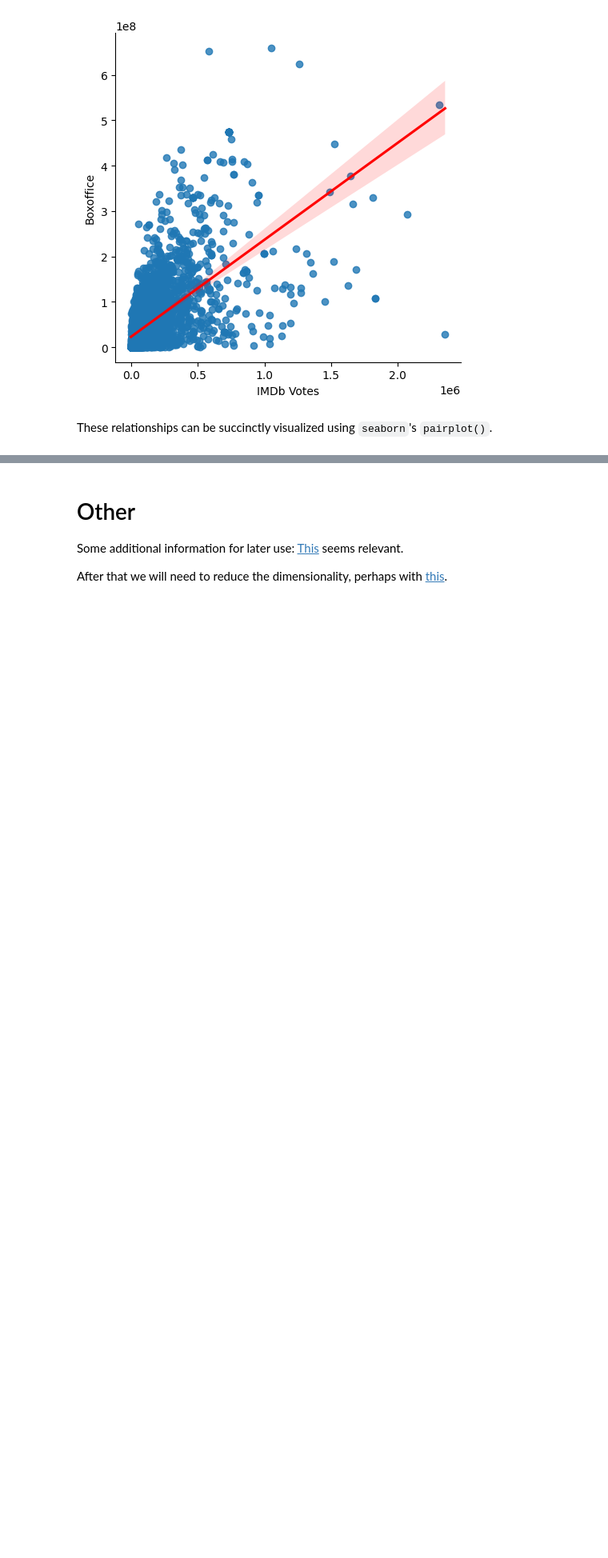
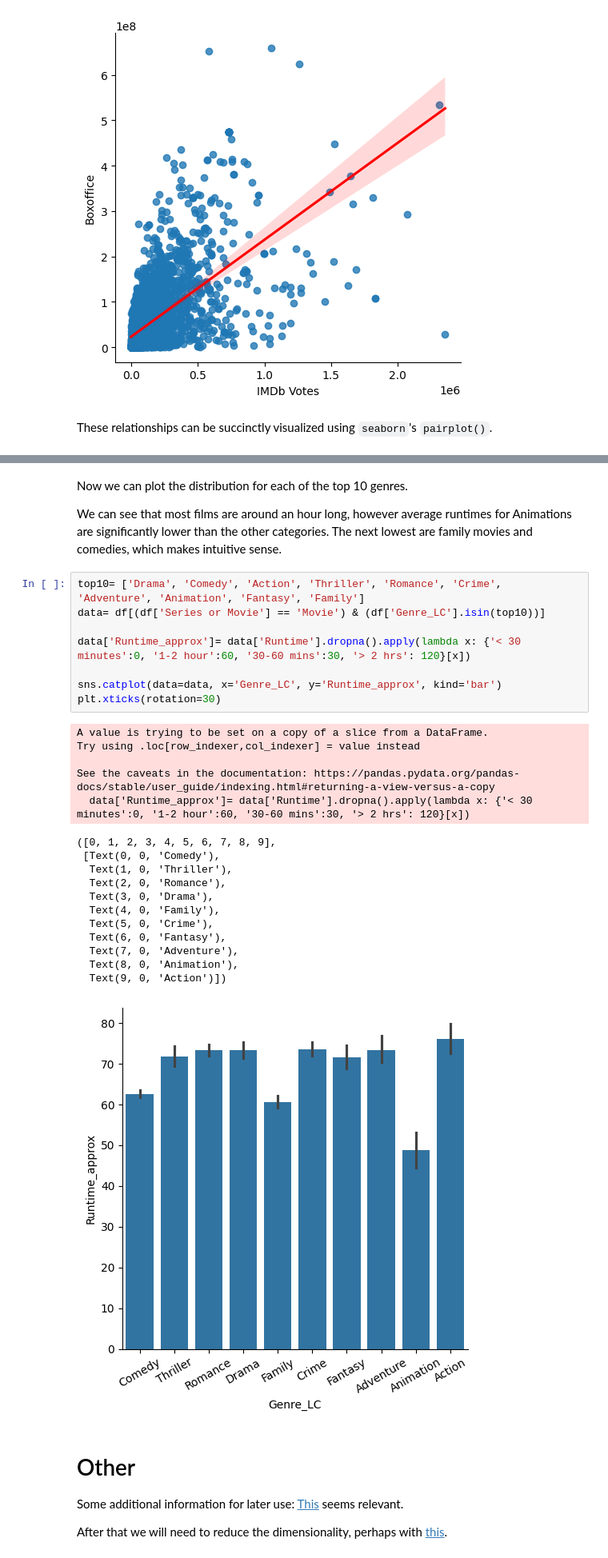
Before and after one commit to jrippeon/cmsc320project, a Jupyter notebook: initial_exploration.ipynb, the cells around one changed output, grey strips where cells are left out. Shown at 80% size. Saved outputs shown, nothing was run; the diff lists cells and outputs as text; blank space fills up the shorter version.

Commit message:
Runtime and final formatting

```diff
--- a/initial_exploration.ipynb
+++ b/initial_exploration.ipynb
@@ -316,3 +350,34 @@ sns.pairplot(rating_vs_money[['Boxoffice', 'IMDb Score', 'IMDb Votes', 'Metacrit
+# %% [markdown]
+Now we can plot the distribution for each of the top 10 genres.
+
+We can see that most films are around an hour long, however average runtimes for Animations are significantly lower than the other categories.
+The next lowest are family movies and comedies, which makes intuitive sense.
+# %%
+top10= ['Drama', 'Comedy', 'Action', 'Thriller', 'Romance', 'Crime', 'Adventure', 'Animation', 'Fantasy', 'Family']
+data= df[(df['Series or Movie'] == 'Movie') & (df['Genre_LC'].isin(top10))]
+
+data['Runtime_approx']= data['Runtime'].dropna().apply(lambda x: {'< 30 minutes':0, '1-2 hour':60, '30-60 mins':30, '> 2 hrs': 120}[x])
+
+sns.catplot(data=data, x='Genre_LC', y='Runtime_approx', kind='bar')
+plt.xticks(rotation=30)
+# %% [output]
+A value is trying to be set on a copy of a slice from a DataFrame.
+Try using .loc[row_indexer,col_indexer] = value instead
+
+See the caveats in the documentation: https://pandas.pydata.org/pandas-docs/stable/user_guide/indexing.html#returning-a-view-versus-a-copy
+  data['Runtime_approx']= data['Runtime'].dropna().apply(lambda x: {'< 30 minutes':0, '1-2 hour':60, '30-60 mins':30, '> 2 hrs': 120}[x])
+([0, 1, 2, 3, 4, 5, 6, 7, 8, 9],
+ [Text(0, 0, 'Comedy'),
+  Text(1, 0, 'Thriller'),
+  Text(2, 0, 'Romance'),
+  Text(3, 0, 'Drama'),
+  Text(4, 0, 'Family'),
+  Text(5, 0, 'Crime'),
+  Text(6, 0, 'Fantasy'),
+  Text(7, 0, 'Adventure'),
+  Text(8, 0, 'Animation'),
+  Text(9, 0, 'Action')])
+[figure, added]
 # %% [markdown]
 # Other
 
```
Also changed, not shown: parts of 9 cells of this notebook.
